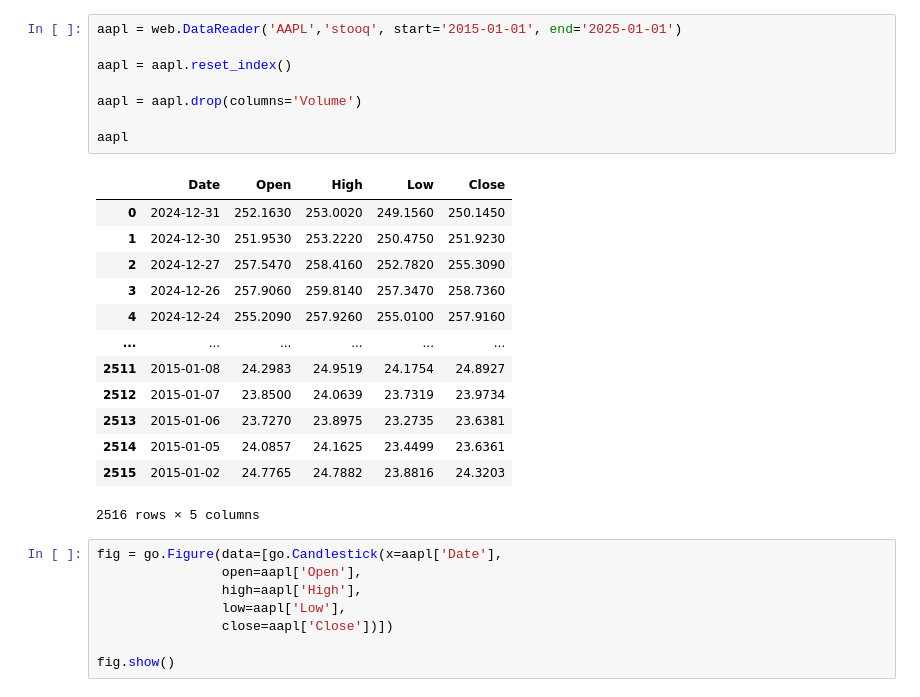
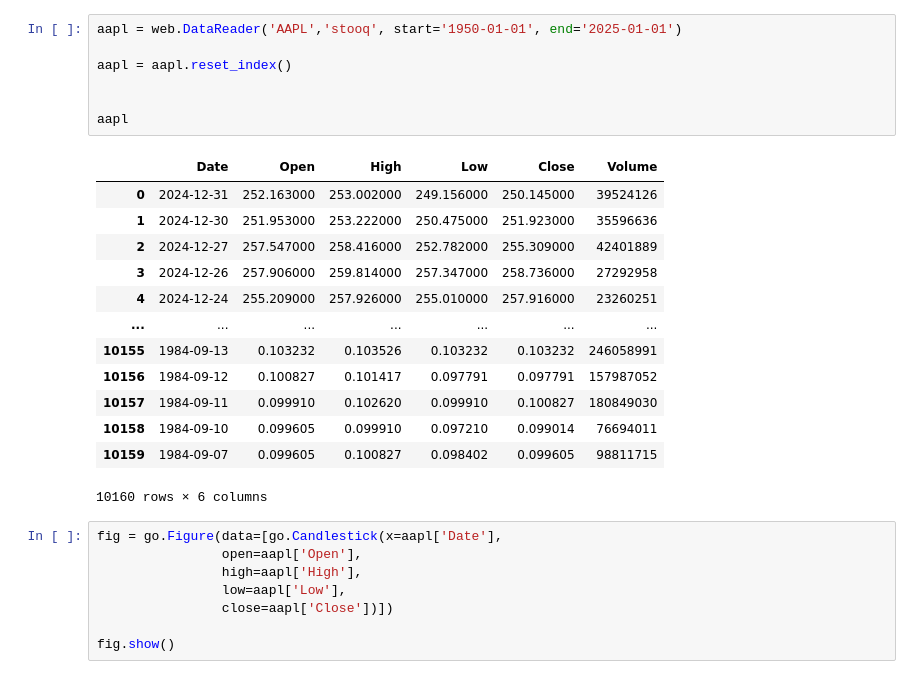
Before and after one commit to LuisSeidl/chart-pattern-analyser, a Jupyter notebook: test.ipynb, the cells around one changed output. Cells and saved outputs as stored; diff of their text form.

```diff
--- a/test.ipynb
+++ b/test.ipynb
@@ -13,25 +11,24 @@ ImportError: cannot import name 'EurUsd' from 'financial_data' (c:\Users\luiss\O
 # %%
-aapl = web.DataReader('AAPL','stooq', start='2015-01-01', end='2025-01-01')
+aapl = web.DataReader('AAPL','stooq', start='1950-01-01', end='2025-01-01')
 
 aapl = aapl.reset_index()
 
-aapl = aapl.drop(columns='Volume')
 
 aapl
 # %% [output]
-|  | Date | Open | High | Low | Close |
-| 0 | 2024-12-31 | 252.1630 | 253.0020 | 249.1560 | 250.1450 |
-| 1 | 2024-12-30 | 251.9530 | 253.2220 | 250.4750 | 251.9230 |
-| 2 | 2024-12-27 | 257.5470 | 258.4160 | 252.7820 | 255.3090 |
-| 3 | 2024-12-26 | 257.9060 | 259.8140 | 257.3470 | 258.7360 |
-| 4 | 2024-12-24 | 255.2090 | 257.9260 | 255.0100 | 257.9160 |
-| ... | ... | ... | ... | ... | ... |
-| 2511 | 2015-01-08 | 24.2983 | 24.9519 | 24.1754 | 24.8927 |
-| 2512 | 2015-01-07 | 23.8500 | 24.0639 | 23.7319 | 23.9734 |
-| 2513 | 2015-01-06 | 23.7270 | 23.8975 | 23.2735 | 23.6381 |
-| 2514 | 2015-01-05 | 24.0857 | 24.1625 | 23.4499 | 23.6361 |
-| 2515 | 2015-01-02 | 24.7765 | 24.7882 | 23.8816 | 24.3203 |
+|  | Date | Open | High | Low | Close | Volume |
+| 0 | 2024-12-31 | 252.163000 | 253.002000 | 249.156000 | 250.145000 | 39524126 |
+| 1 | 2024-12-30 | 251.953000 | 253.222000 | 250.475000 | 251.923000 | 35596636 |
+| 2 | 2024-12-27 | 257.547000 | 258.416000 | 252.782000 | 255.309000 | 42401889 |
+| 3 | 2024-12-26 | 257.906000 | 259.814000 | 257.347000 | 258.736000 | 27292958 |
+| 4 | 2024-12-24 | 255.209000 | 257.926000 | 255.010000 | 257.916000 | 23260251 |
+| ... | ... | ... | ... | ... | ... | ... |
+| 10155 | 1984-09-13 | 0.103232 | 0.103526 | 0.103232 | 0.103232 | 246058991 |
+| 10156 | 1984-09-12 | 0.100827 | 0.101417 | 0.097791 | 0.097791 | 157987052 |
+| 10157 | 1984-09-11 | 0.099910 | 0.102620 | 0.099910 | 0.100827 | 180849030 |
+| 10158 | 1984-09-10 | 0.099605 | 0.099910 | 0.097210 | 0.099014 | 76694011 |
+| 10159 | 1984-09-07 | 0.099605 | 0.100827 | 0.098402 | 0.099605 | 98811715 |
-2516 rows × 5 columns
+10160 rows × 6 columns
 # %%
 fig = go.Figure(data=[go.Candlestick(x=aapl['Date'],
                 open=aapl['Open'],
```
Also changed, not shown: parts of 2 cells of this notebook, 3 other files.
